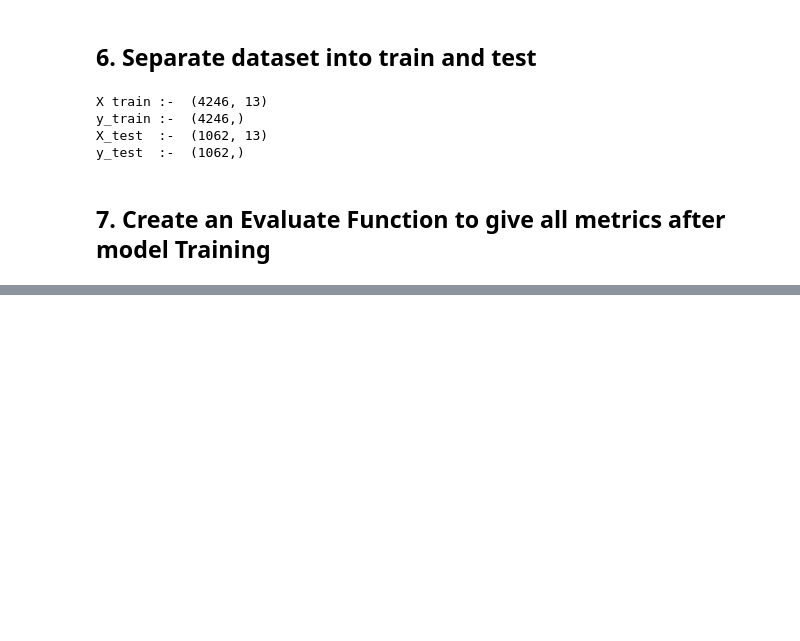
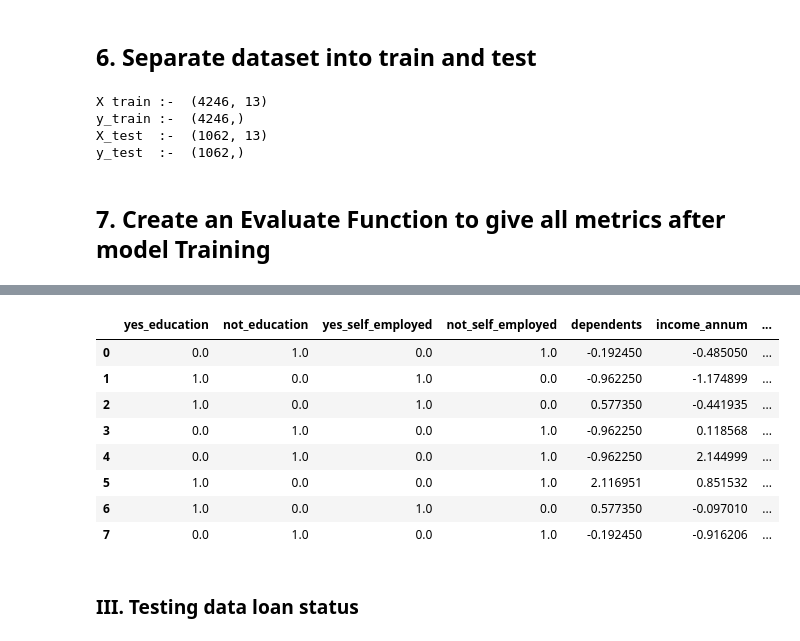
Before and after one commit to Rajdeep-Patil/Loan-Approval-Prediction, a Jupyter notebook: notebook/model_training.ipynb, the cells around one changed output, grey strips where cells are left out. Cells and saved outputs as stored; diff of their text form; code cells hidden in the pictures; blank space fills up the shorter version.

```diff
--- a/notebook/model_training.ipynb
+++ b/notebook/model_training.ipynb
@@ -326,0 +338,3 @@ weighted avg       0.93      0.93      0.93      4246
+# %%
+model = GradientBoostingClassifier(learning_rate=0.1,n_estimators=100,max_depth=3,subsample=0.8)
+model.fit(X_train,y_train)
@@ -326,0 +403,33 @@ weighted avg       0.93      0.93      0.93      4246
+# %%
+data = df.iloc[200:4000:500] # “If you want to test my model on your data, please provide your dataset here.”
+data = data.drop('loan_status',axis=1)
+for col in ['loan_amount', 'residential_assets_value', 'commercial_assets_value', 'luxury_assets_value', 'bank_asset_value']:
+    data[col] = np.sqrt(data[col])
+
+One_Hot_Encoder = OneHotEncoder()
+standard_scaler = StandardScaler()
+preprocessor = ColumnTransformer(
+    [
+        ('OneHotEncoder',One_Hot_Encoder,categorical_col),
+        ('StandardScaler',standard_scaler,numeric_col)
+    ]
+)
+data = preprocessor.fit_transform(data)
+predicted_df = pd.DataFrame(data,columns=['yes_education', 'not_education', 'yes_self_employed', 'not_self_employed', 'dependents', 'income_annum', 'loan_amount', 'loan_term', 'cibil_score', 'residential_score', 'commercial_assets_value', 'luxury_assets_value', 'bank_assets_value'])
+Predicted_data = model.predict(data)
+predicted_df['Predicted_Laon_Status'] = Predicted_data
+predicted_df['Predicted_Laon_Status'] = predicted_df['Predicted_Laon_Status'].map({0:'Approved',1:'Rejected'})
+# %%
+predicted_df
+# %% [output]
+|  | yes_education | not_education | yes_self_employed | not_self_employed | dependents | income_annum | ... |
+| 0 | 0.0 | 1.0 | 0.0 | 1.0 | -0.192450 | -0.485050 | ... |
+| 1 | 1.0 | 0.0 | 1.0 | 0.0 | -0.962250 | -1.174899 | ... |
+| 2 | 1.0 | 0.0 | 1.0 | 0.0 | 0.577350 | -0.441935 | ... |
+| 3 | 0.0 | 1.0 | 0.0 | 1.0 | -0.962250 | 0.118568 | ... |
+| 4 | 0.0 | 1.0 | 0.0 | 1.0 | -0.962250 | 2.144999 | ... |
+| 5 | 1.0 | 0.0 | 0.0 | 1.0 | 2.116951 | 0.851532 | ... |
+| 6 | 1.0 | 0.0 | 1.0 | 0.0 | 0.577350 | -0.097010 | ... |
+| 7 | 0.0 | 1.0 | 0.0 | 1.0 | -0.192450 | -0.916206 | ... |
+# %% [markdown]
+### III. Testing data loan status
```
Also changed, not shown: parts of 19 cells of this notebook, 1 other file.
